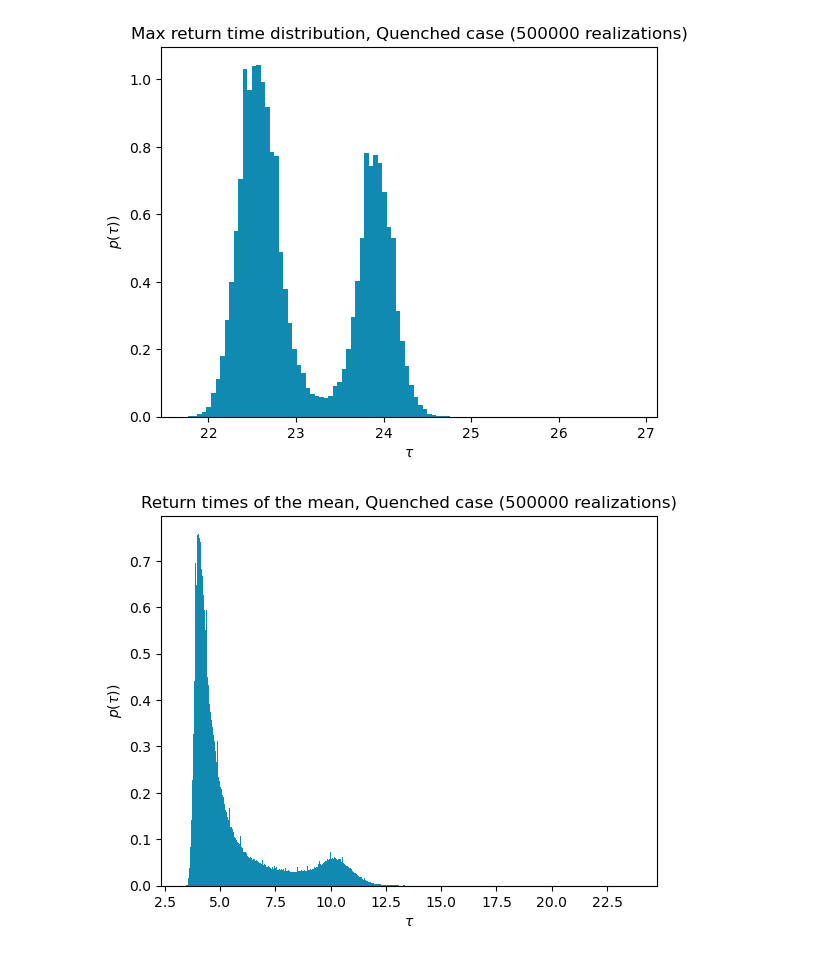
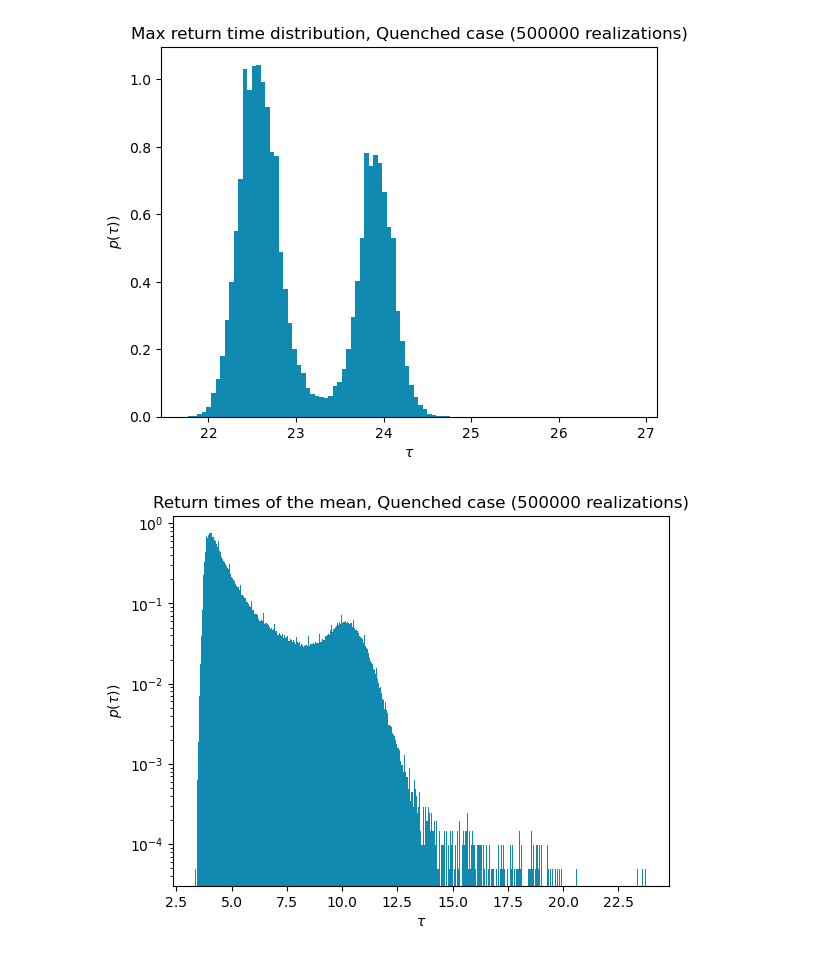
Before and after one commit to giorgionicoletti/OscillationsFH, a Jupyter notebook: notebooks/ReturnTimes.ipynb, the cells around one changed output. Drawn from its saved outputs; the diff is of its cells as text; code cells hidden in the pictures.

```diff
--- a/notebooks/ReturnTimes.ipynb
+++ b/notebooks/ReturnTimes.ipynb
@@ -352,8 +349,9 @@ plt.show()
 # %%
 plt.hist(t_return_mean_QR.flatten(), bins = 500, density = True)
 plt.xlabel(r"$\tau$")
 plt.ylabel(r"$p(\tau)$)")
 plt.title(f"Return times of the mean, Quenched case ({Nrep} realizations)")
+plt.yscale('log')
 plt.show()
 # %% [output]
-[figure, old version]
+[figure, new version]
```
Also changed, not shown: parts of 1 cell of this notebook, 1 other file.
